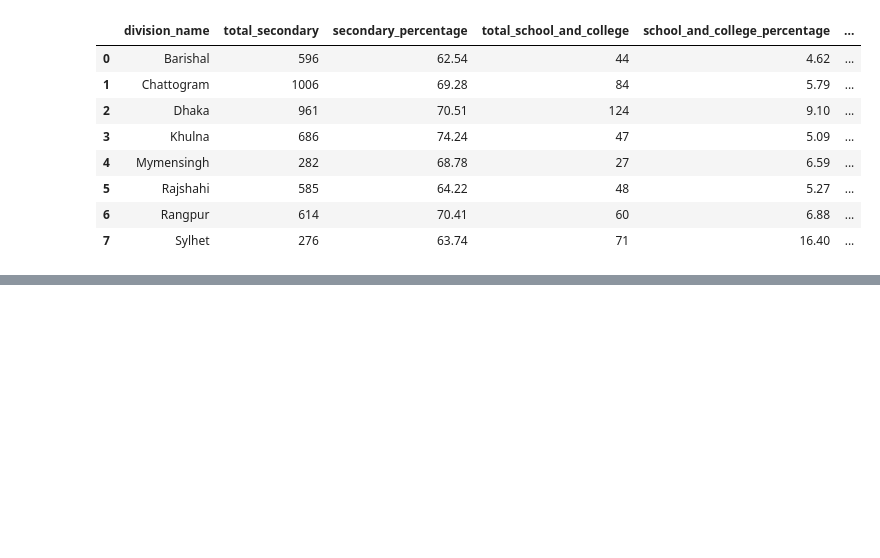
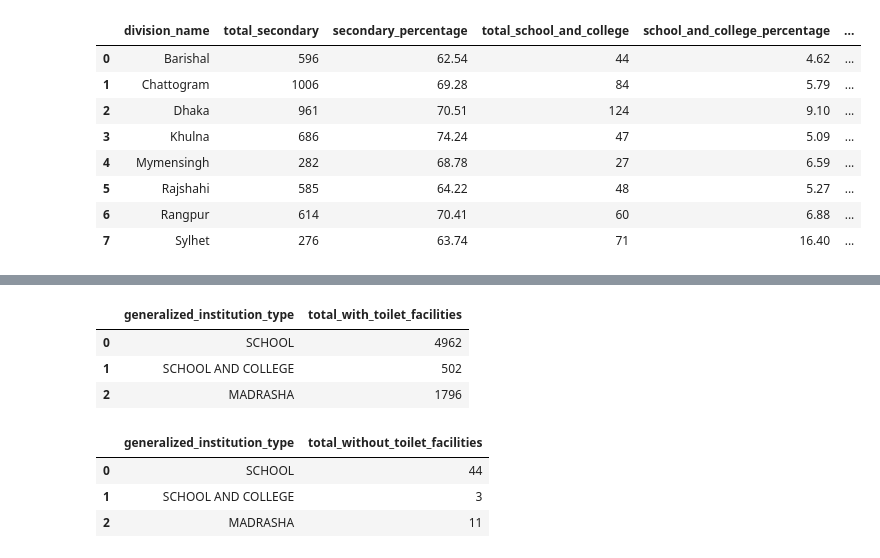
Before and after one commit to monjurmorshed793/sedp-reports, a Jupyter notebook: src/sedp_reports/sedp-report.ipynb, the cells around one changed output, grey strips where cells are left out. Drawn from its saved outputs; the diff is of its cells as text; code cells hidden in the pictures; blank space fills up the shorter version.

```diff
--- a/src/sedp_reports/sedp-report.ipynb
+++ b/src/sedp_reports/sedp-report.ipynb
@@ -495,0 +514,30 @@ df_division_wise_combined.to_excel('output/table3_division_wise_pbgsi_institutio
+# %%
+df_institution_type_having_toilet_facilities = (
+    df_pbgsi_institutions[(df_pbgsi_institutions['total_toilet_for_boys']>0) | (df_pbgsi_institutions['total_toilet_for_girls']>0)]
+    .groupby(generalized_institution_type_col_name)
+    .size()
+    .reindex(INSTITUTION_TYPES_ORDER)
+    .reset_index(name='total_with_toilet_facilities')
+)
+
+df_institution_type_having_toilet_facilities.head()
+# %% [output]
+|  | generalized_institution_type | total_with_toilet_facilities |
+| 0 | SCHOOL | 4962 |
+| 1 | SCHOOL AND COLLEGE | 502 |
+| 2 | MADRASHA | 1796 |
+# %%
+df_institution_type_without_toilet_facilities = (
+    df_pbgsi_institutions[(df_pbgsi_institutions['total_toilet_for_boys']==0) & (df_pbgsi_institutions['total_toilet_for_girls']==0)]
+    .groupby(generalized_institution_type_col_name)
+    .size()
+    .reindex(INSTITUTION_TYPES_ORDER)
+    .reset_index(name='total_without_toilet_facilities')
+)
+
+df_institution_type_without_toilet_facilities.head()
+# %% [output]
+|  | generalized_institution_type | total_without_toilet_facilities |
+| 0 | SCHOOL | 44 |
+| 1 | SCHOOL AND COLLEGE | 3 |
+| 2 | MADRASHA | 11 |
```
Also changed, not shown: parts of 7 cells of this notebook.
